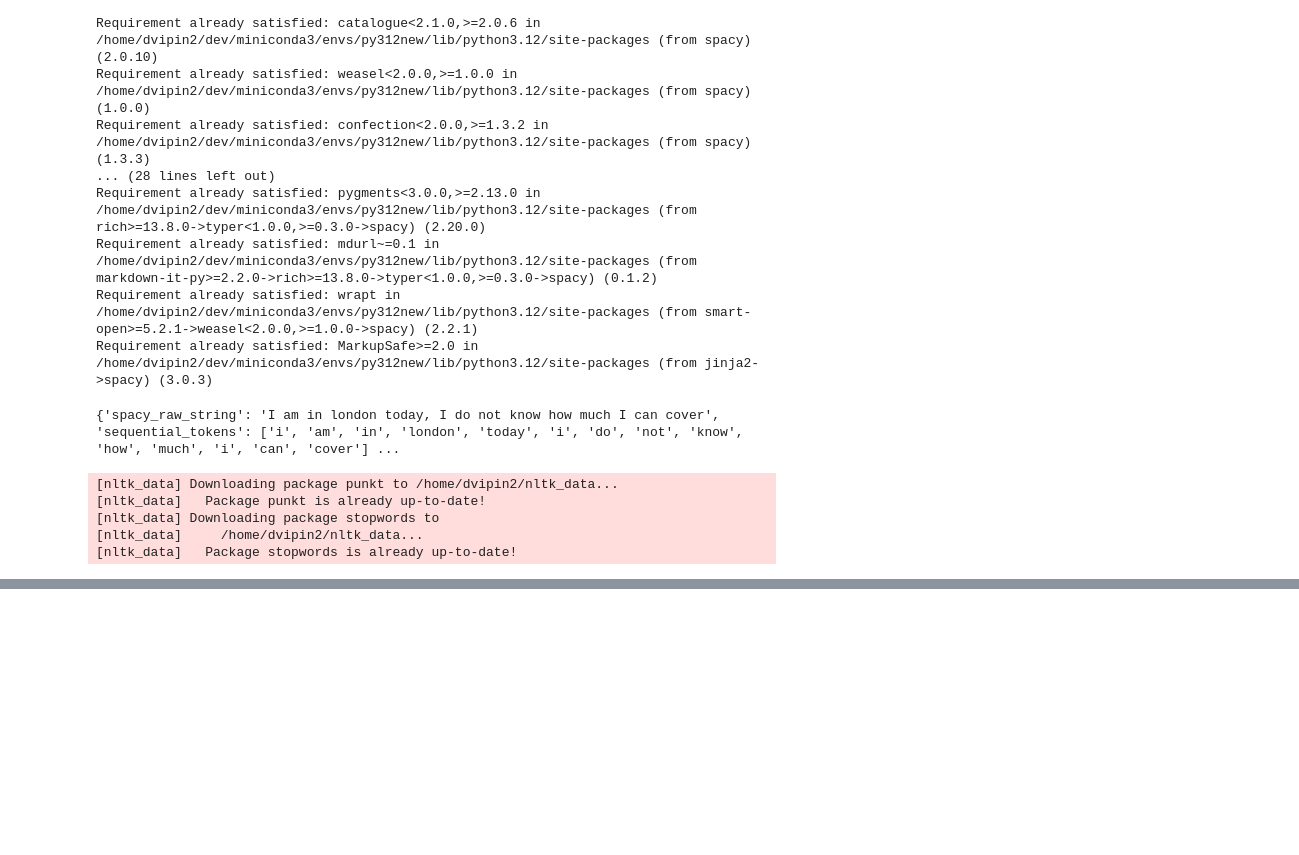
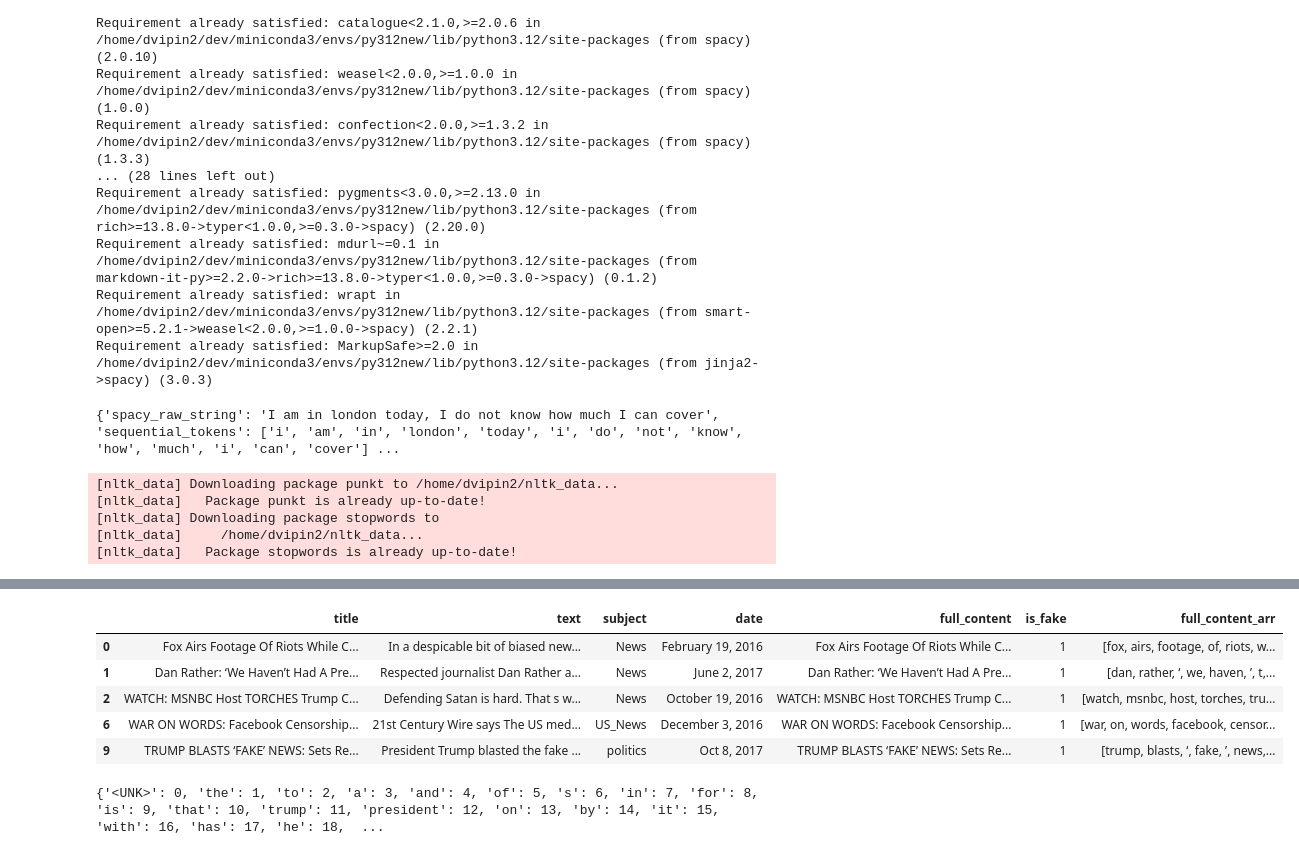
Before and after one commit to dvipin2/bits-nlp-assignment, a Jupyter notebook: nlp.ipynb, the cells around one changed output, grey strips where cells are left out. Saved outputs shown, nothing was run; the diff lists cells and outputs as text; code cells hidden in the pictures; blank space fills up the shorter version.

```diff
--- a/nlp.ipynb
+++ b/nlp.ipynb
@@ -164,0 +178,28 @@ print(master_preprocessor("I am in london today, I do not know how much I can co
+# %%
+# Step1: prepare test and train data
+! wc -l fake-news-detection-datasets/News\ _dataset/Fake.csv
+! wc -l fake-news-detection-datasets/News\ _dataset/True.csv
+
+import pandas as pd
+from pandas import DataFrame
+fake_news_df: DataFrame = pd.read_csv("fake-news-detection-datasets/News _dataset/Fake.csv")
+true_news_df: DataFrame = pd.read_csv("fake-news-detection-datasets/News _dataset/True.csv")
+fake_news_df["full_content"] = fake_news_df['title'].fillna('')+ ". "+ fake_news_df["text"].fillna('')
+fake_news_df['is_fake'] = 1
+true_news_df['full_content'] = true_news_df['title'].fillna('')+". "+true_news_df['text'].fillna('')
+true_news_df['is_fake'] = 0
+
+training_fake_df: DataFrame = fake_news_df.sample(frac=.8, random_state=42)
+training_true_df: DataFrame = true_news_df.sample(frac=.8, random_state=42)
+
+testing_fake_df: DataFrame = fake_news_df.drop(training_fake_df.index)
+testing_true_df: DataFrame = true_news_df.drop(training_true_df.index)
+
+training_df = pd.concat([training_true_df, training_fake_df]).sample(frac=1, random_state=42).reset_index(drop=True)
+testing_df = pd.concat([testing_true_df, testing_fake_df]).sample(frac=1, random_state=42).reset_index(drop=True)
+
+training_df['full_content_arr'] = training_df['full_content'].apply(lambda x: master_preprocessor(x)['sequential_tokens'])
+testing_df['full_content_arr'] = testing_df['full_content'].apply(lambda x: master_preprocessor(x)['sequential_tokens'])
+
+print("Training set counts:\n", training_df['is_fake'].value_counts())
+print("Testing set counts:\n", testing_df['is_fake'].value_counts())
@@ -164,0 +219,9 @@ print(master_preprocessor("I am in london today, I do not know how much I can co
+# %%
+training_df[training_df['is_fake']==1].head()
+# %% [output]
+|  | title | text | subject | date | full_content | is_fake | full_content_arr |
+| 0 | Fox Airs Footage Of Riots While C... | In a despicable bit of biased new... | News | February 19, 2016 | Fox Airs Footage Of Riots While C... | 1 | [fox, airs, footage, of, riots, w... |
+| 1 | Dan Rather: ‘We Haven’t Had A Pre... | Respected journalist Dan Rather a... | News | June 2, 2017 | Dan Rather: ‘We Haven’t Had A Pre... | 1 | [dan, rather, ‘, we, haven, ’, t,... |
+| 2 | WATCH: MSNBC Host TORCHES Trump C... | Defending Satan is hard. That s w... | News | October 19, 2016 | WATCH: MSNBC Host TORCHES Trump C... | 1 | [watch, msnbc, host, torches, tru... |
+| 6 | WAR ON WORDS: Facebook Censorship... | 21st Century Wire says The US med... | US_News | December 3, 2016 | WAR ON WORDS: Facebook Censorship... | 1 | [war, on, words, facebook, censor... |
+| 9 | TRUMP BLASTS ‘FAKE’ NEWS: Sets Re... | President Trump blasted the fake ... | politics | Oct 8, 2017 | TRUMP BLASTS ‘FAKE’ NEWS: Sets Re... | 1 | [trump, blasts, ‘, fake, ’, news,... |
@@ -164,0 +262,4 @@ print(master_preprocessor("I am in london today, I do not know how much I can co
+# %%
+print(word_to_idx)
+# %% [output]
+{'<UNK>': 0, 'the': 1, 'to': 2, 'a': 3, 'and': 4, 'of': 5, 's': 6, 'in': 7, 'for': 8, 'is': 9, 'that': 10, 'trump': 11, 'president': 12, 'on': 13, 'by': 14, 'it': 15, 'with': 16, 'has': 17, 'he': 18,  ...
```
Also changed, not shown: parts of 9 cells of this notebook.
